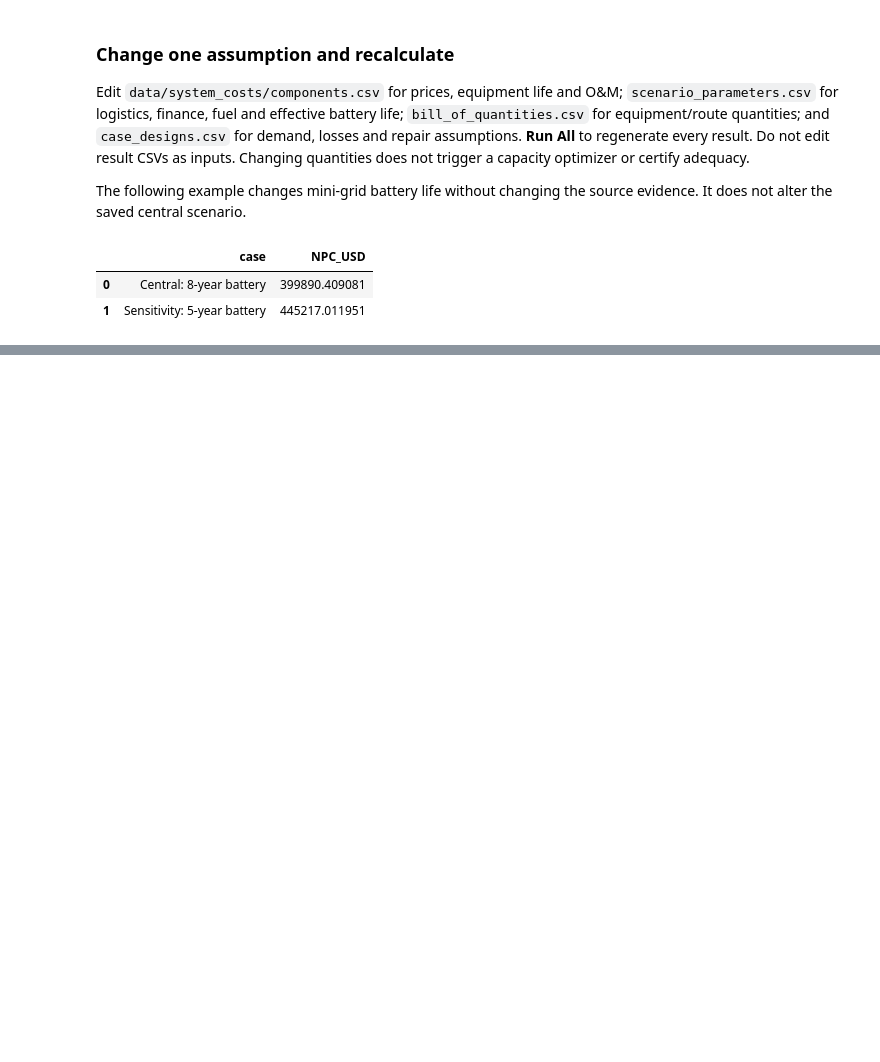
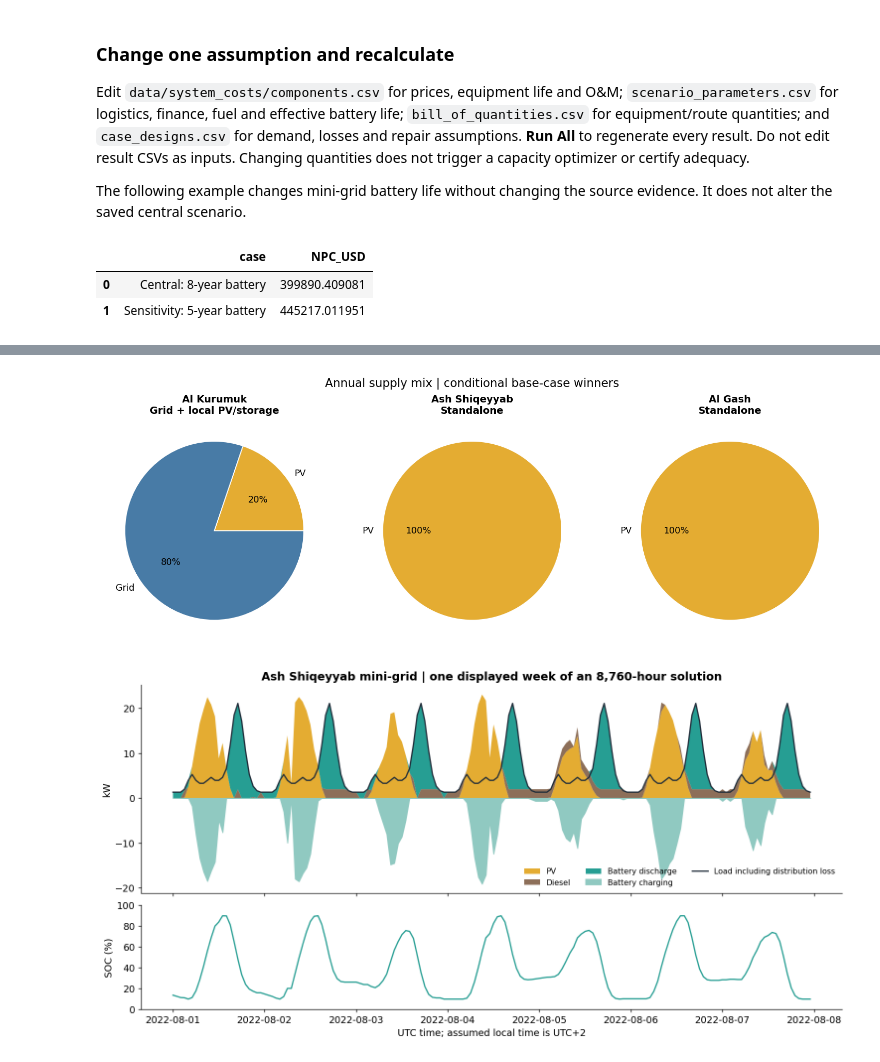
Before and after one commit to Elgenied/pypsa-sudan, a Jupyter notebook: research/system_costs/Sudan_System_Costs.ipynb, the cells around one changed output, grey strips where cells are left out. Saved outputs shown, nothing was run; the diff lists cells and outputs as text; code cells hidden in the pictures; blank space fills up the shorter version.

```diff
--- a/research/system_costs/Sudan_System_Costs.ipynb
+++ b/research/system_costs/Sudan_System_Costs.ipynb
@@ -397,0 +489,28 @@ At the central fuel assumptions, diesel's simple variable electric-output cost i
+# %%
+winners=base_pilot.loc[base_pilot.groupby('geohash').modelled_LCOE_USD_per_kWh.idxmin()]
+fig,axes=plt.subplots(1,3,figsize=(12,4.2),layout='constrained')
+for ax,(_,r) in zip(axes,winners.iterrows()):
+    vals=np.array([r.pv_generation_kWh,r.diesel_generation_kWh,r.grid_import_kWh])
+    mask=vals>1e-5
+    ax.pie(vals[mask],labels=np.array(['PV','Diesel','Grid'])[mask],colors=np.array(['#E4AC32','#8D6F59','#487BA6'])[mask],
+           autopct='%1.0f%%',wedgeprops={'edgecolor':'white'},textprops={'fontsize':10})
+    ax.set_title(r.source_name+'\n'+case_names[r['mode']],fontsize=11)
+fig.suptitle('Annual supply mix | conditional base-case winners',fontsize=13)
+fig.savefig(PILOT_OUT/'pilot_supply_pies.png',bbox_inches='tight');plt.show()
+
+sample=base_pilot.query("pilot_type=='remote_dense' and mode=='mini_grid'").iloc[0]
+hourly=pd.read_csv(PILOT_OUT/(sample.run_id+'_hourly.csv.gz'),parse_dates=['time_UTC']).set_index('time_UTC')
+week=hourly.loc['2022-08-01':'2022-08-07']
+fig,axes=plt.subplots(2,1,figsize=(12,6),sharex=True,layout='constrained',gridspec_kw={'height_ratios':[2,1]})
+axes[0].stackplot(week.index,week.pv_MW*1000,week.diesel_MW*1000,week.discharge_MW*1000,
+                  labels=['PV','Diesel','Battery discharge'],colors=['#E4AC32','#8D6F59','#269E93'])
+axes[0].fill_between(week.index,0,-week.charge_MW*1000,color='#90C9C1',label='Battery charging')
+axes[0].plot(week.index,week.bus_load_MW*1000,color='#202D3A',linewidth=1.5,label='Load including distribution loss')
+axes[0].set_ylabel('kW');axes[0].legend(ncol=3,fontsize=9,frameon=False)
+axes[0].set_title(sample.source_name+' mini-grid | one displayed week of an 8,760-hour solution')
+axes[1].plot(week.index,week.battery_soc*100,color='#269E93');axes[1].set_ylim(0,100)
+axes[1].set_ylabel('SOC (%)');axes[1].set_xlabel('UTC time; assumed local time is UTC+2')
+fig.savefig(PILOT_OUT/'pilot_dispatch_week.png',bbox_inches='tight');plt.show()
+# %% [output]
+[figure, added]
+[figure, added]
```
Also changed, not shown: parts of 12 cells of this notebook, 49 other files.
